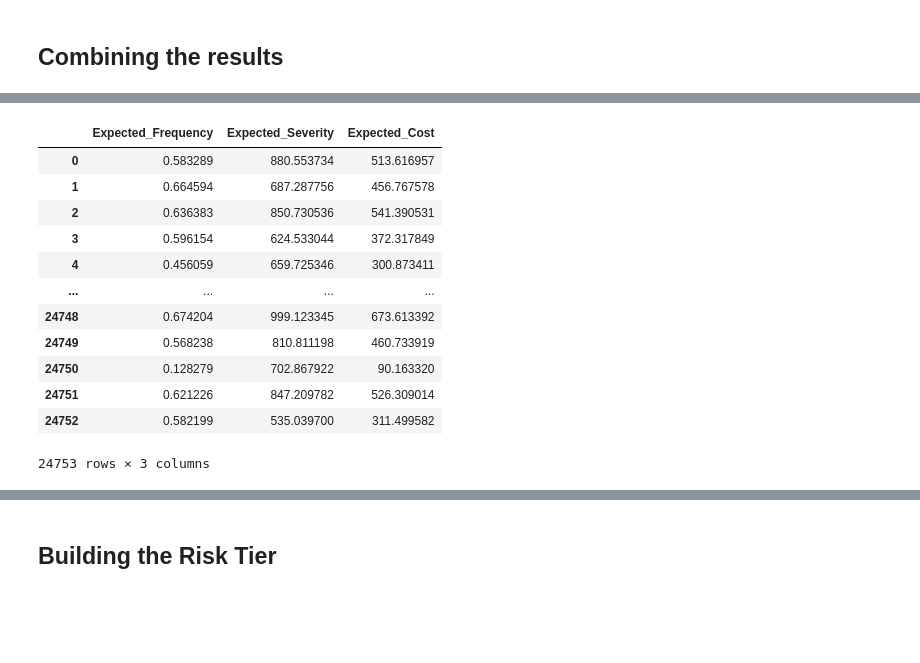
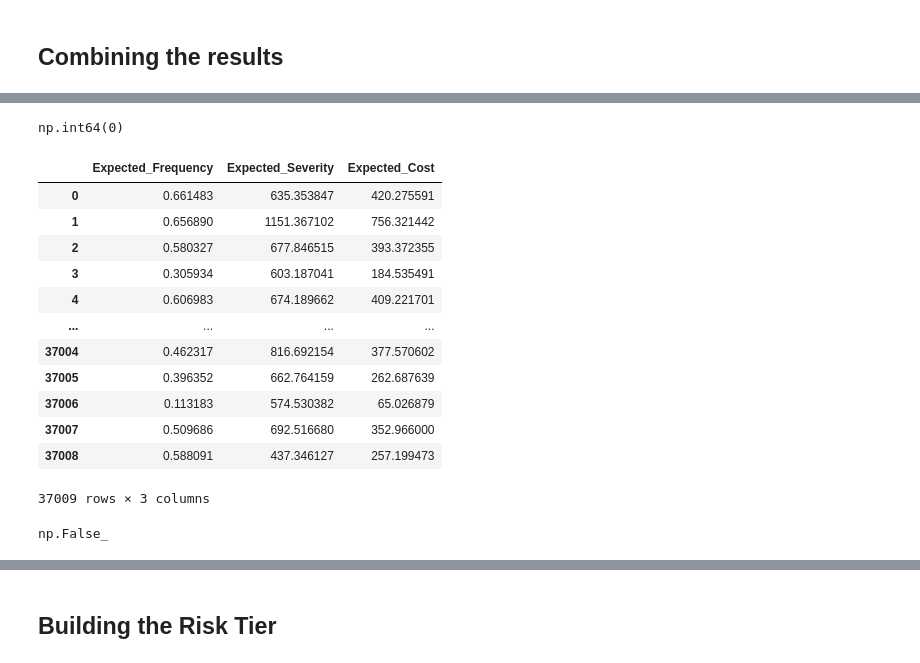
Before and after one commit to aradmehralian/Statistical-Consulting-Project, a Jupyter notebook: Ageas/model.ipynb, the cells around one changed output, grey strips where cells are left out. Saved outputs shown, nothing was run; the diff lists cells and outputs as text; code cells hidden in the pictures; blank space fills up the shorter version.

```diff
--- a/Ageas/model.ipynb
+++ b/Ageas/model.ipynb
@@ -189,3 +241,6 @@ cover                   -0.1514      0.019     -7.851      0.000      -0.189
 ========================================================================================
 # %% [markdown]
 ## Combining the results
+# %%
+df_all = pd.concat([df_severity, df_frequency], axis=0, ignore_index=True)
+df_all
@@ -192,27 +263,33 @@ cover                   -0.1514      0.019     -7.851      0.000      -0.189
+# %%
+df_all.duplicated(subset=features).sum()
+# %% [output]
+np.int64(0)
 # %%
-df_frequency["Expected_Frequency"] = model_freq_v2.predict(df_frequency)
+df_all["Expected_Frequency"] = model_freq_v2.predict(df_all)
 # %%
-df_frequency["Expected_Severity"] = model_sev_v3.predict(df_frequency)
+df_all["Expected_Severity"] = model_sev_v3.predict(df_all)
 # %%
-df_frequency["Expected_Cost"] = (
-    df_frequency["Expected_Frequency"] * df_frequency["Expected_Severity"]
-)
+df_all["Expected_Cost"] = df_all["Expected_Frequency"] * df_all["Expected_Severity"]
 # %%
-df_frequency[["Expected_Frequency", "Expected_Severity", "Expected_Cost"]]
+df_all[["Expected_Frequency", "Expected_Severity", "Expected_Cost"]]
 # %% [output]
 |  | Expected_Frequency | Expected_Severity | Expected_Cost |
-| 0 | 0.583289 | 880.553734 | 513.616957 |
-| 1 | 0.664594 | 687.287756 | 456.767578 |
-| 2 | 0.636383 | 850.730536 | 541.390531 |
-| 3 | 0.596154 | 624.533044 | 372.317849 |
-| 4 | 0.456059 | 659.725346 | 300.873411 |
+| 0 | 0.661483 | 635.353847 | 420.275591 |
+| 1 | 0.656890 | 1151.367102 | 756.321442 |
+| 2 | 0.580327 | 677.846515 | 393.372355 |
+| 3 | 0.305934 | 603.187041 | 184.535491 |
+| 4 | 0.606983 | 674.189662 | 409.221701 |
 | ... | ... | ... | ... |
-| 24748 | 0.674204 | 999.123345 | 673.613392 |
-| 24749 | 0.568238 | 810.811198 | 460.733919 |
-| 24750 | 0.128279 | 702.867922 | 90.163320 |
-| 24751 | 0.621226 | 847.209782 | 526.309014 |
-| 24752 | 0.582199 | 535.039700 | 311.499582 |
+| 37004 | 0.462317 | 816.692154 | 377.570602 |
+| 37005 | 0.396352 | 662.764159 | 262.687639 |
+| 37006 | 0.113183 | 574.530382 | 65.026879 |
+| 37007 | 0.509686 | 692.516680 | 352.966000 |
+| 37008 | 0.588091 | 437.346127 | 257.199473 |
-24753 rows × 3 columns
+37009 rows × 3 columns
+# %%
+df_all["Expected_Cost"].isna().any()
+# %% [output]
+np.False_
 # %%
 cols_to_show = [
     "gender",
```
Also changed, not shown: parts of 47 cells of this notebook, 6 other files.
